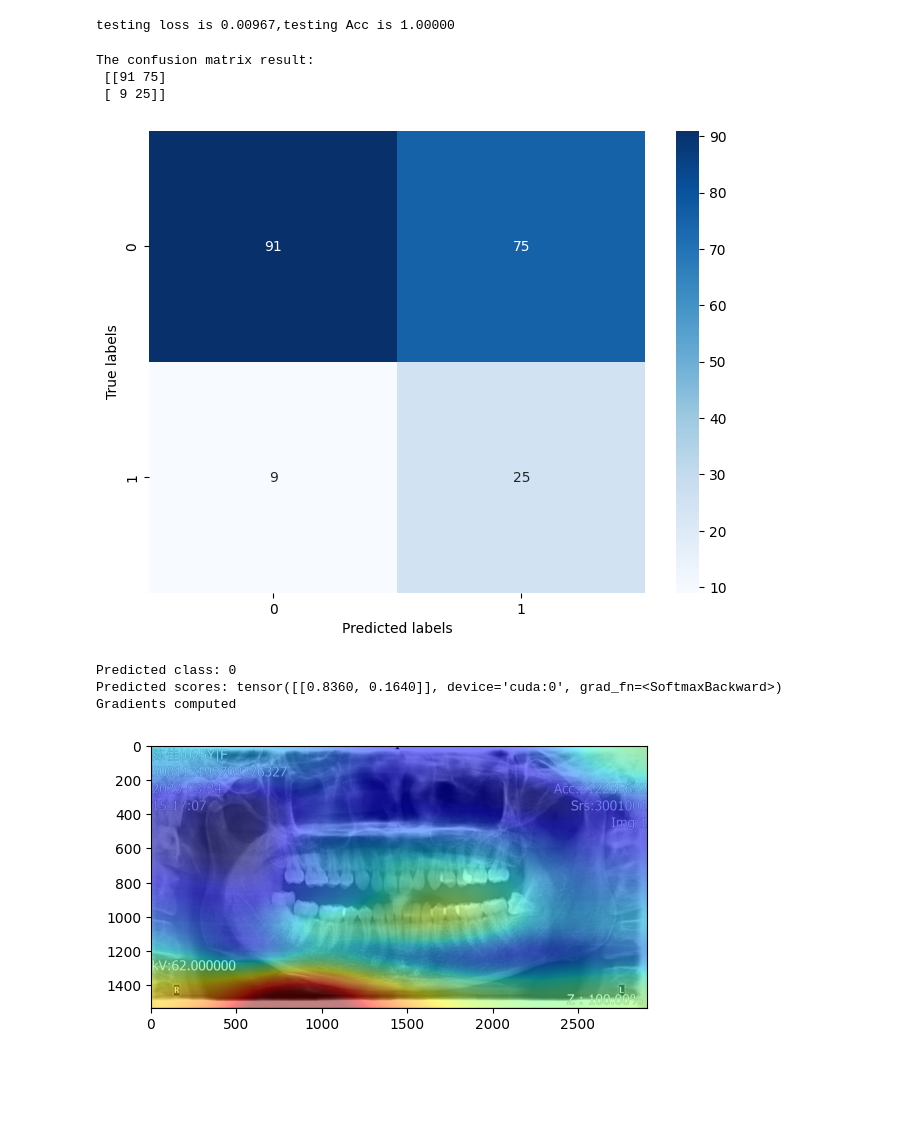
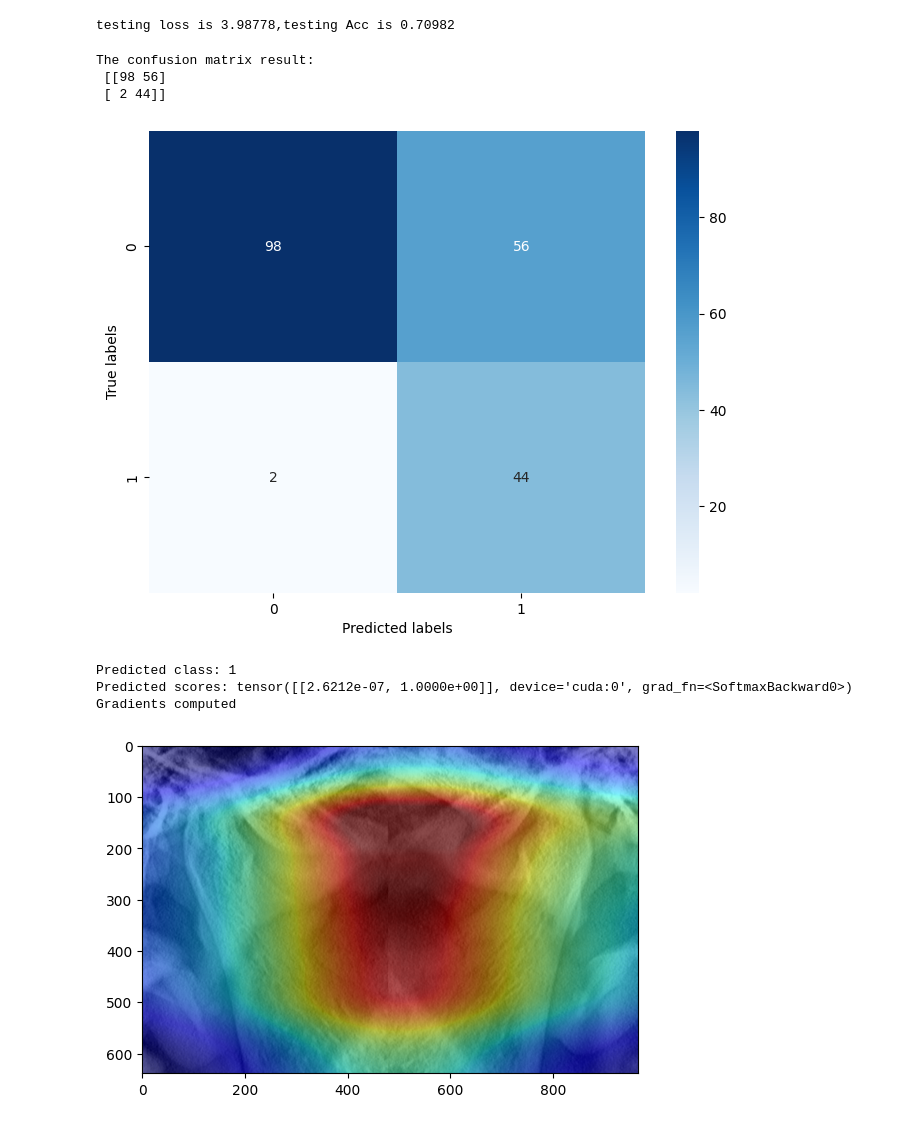
Before and after one commit to xuXGF/ketu_symmetry, a Jupyter notebook: 对称分类-vgg.ipynb, the cells around one changed output. Saved outputs shown, nothing was run; the diff lists cells and outputs as text; code cells hidden in the pictures; blank space fills up the shorter version.

```diff
--- a/对称分类-vgg.ipynb
+++ b/对称分类-vgg.ipynb
@@ -345,25 +335,22 @@ testing loss is 1.03182,testing Acc is 0.62500
 # %%
 import torch
 
-pthfile = './vgg16_2/Model_epoch%32.pth'
+pthfile = './vgg16_2/Model_epoch_0.75.pth'
 model = torch.load(pthfile)
 device = 'cuda'
 model.to(device)
 loss_func = nn.CrossEntropyLoss()
 
-val_path = './pics_no_yse/val'
-## transforms模块，进行数据预处理
-norm_mean = [0.485, 0.456, 0.406]
-norm_std = [0.229, 0.224, 0.225]
+val_path = './pics1_imglabel_datasets/val'
 
 tf = A.Compose([
     ToTensorV2(),
 ])
 ## 构建MyDataset实例
 valid_data = SmileDataset(data_dir=val_path, transform=tf)
-test_process(model,64,valid_data, loss_func)
+test_process(model,32,valid_data, loss_func)
 # %% [output]
-testing loss is 0.00967,testing Acc is 1.00000
+testing loss is 3.98778,testing Acc is 0.70982
 # %%
 def ploting(dataloader, model, val_path):
     test_data =  SmileDataset(val_path)
@@ -391,13 +378,13 @@ def ploting(dataloader, model, val_path):
 from sklearn import metrics
 import matplotlib.pyplot as plt
 import seaborn as sns
-val_path = './pics_no_yse/val'
+val_path = './pics1_imglabel_datasets/val'
 ploting(valid_loader, model,val_path)
 # %% [output]
 The confusion matrix result:
- [[91 75]
- [ 9 25]]
+ [[98 56]
+ [ 2 44]]
-[figure, old version]
+[figure, new version]
 # %%
 import torch
 import torch.nn.functional as F
@@ -409,7 +396,7 @@ import os
 os.environ["KMP_DUPLICATE_LIB_OK"] = "TRUE"
 
 # 加载预训练的 VGG16 模型
-pthfile = './vgg16_2/Model_epoch%32.pth'
+pthfile = './vgg16_2/Model_epoch_0.75.pth'
 model = torch.load(pthfile)
 device = 'cuda'
 model.to(device)
@@ -417,13 +404,20 @@ model.eval()
 
 # 准备输入图像的变换
 preprocess = transforms.Compose([
-    transforms.Resize((128, 128)),
+    transforms.Resize((256, 128)),
     transforms.ToTensor(),
-    transforms.Normalize(mean=[0.485, 0.456, 0.406], std=[0.229, 0.224, 0.225]),
 ])
+# preprocess = A.Compose([
+#     A.HorizontalFlip(p=0.5),  #水平翻转
+#     # A.ShiftScaleRotate(shift_limit=0.1, scale_limit=0, rotate_limit=15, p=0.5),   # 平移、缩放和旋转
+#     ToTensorV2()
+# #     A.Sharpen(alpha=(0.2, 0.5), lightness=(0.5, 1.0), p=0.5),  # 锐化操作
+# #     A.ColorJitter(brightness=0.2, contrast=0.2, saturation=0.2, hue=0.2, p=0.5),    # 颜色抖动
+# #     A.Normalize(mean=(0.485, 0.456, 0.406), std=(0.229, 0.224, 0.225)),
+# ])
 
 # 加载图像并应用变换
-img_path = './pics_no_yse/val/0/chenjia_94.jpg'
+img_path = './pics1_imglabel_datasets/val/yes/101_髁突形态基本正常_髁突基本对称_下颌升支基本对称_周海红.jpg'
 img = Image.open(img_path).convert('RGB')
 img_tensor = preprocess(img).unsqueeze(0).to(device)
 
@@ -438,7 +432,7 @@ def hook_feature(module, input, output):
 
 
 # 注册钩子
-hook = model.features[-3].register_forward_hook(hook_feature)
+hook = model.layer4[-1].register_forward_hook(hook_feature)
 
 # 前向传播
 output = model(img_tensor)
@@ -460,33 +454,33 @@ output.backward(gradient=one_hot_output, retain_graph=True)
 if feature is None:
     print("Feature is None. Ensure hook function is correctly set.")
 elif feature.grad is None:
     print("Feature gradients are None. Ensure backward pass is done correctly.")
 else:
     gradients = feature.grad[0]
     print("Gradients computed")
 
     # 计算权重
     weights = torch.mean(gradients, dim=[1, 2], keepdim=True)
     cam = torch.sum(weights * feature[0], dim=0)
 
     # 将 CAM 标准化
     cam = F.relu(cam)
     cam = cam - cam.min()
     cam = cam / cam.max()
 
     # 将 CAM 调整到输入图像的尺寸
     cam = cam.detach().cpu().numpy()
     cam = np.uint8(255 * cam)
     cam = Image.fromarray(cam).resize(img.size, Image.LANCZOS)
     cam = np.array(cam)
 
     # 可视化热力图
     fig, ax = plt.subplots()
     ax.imshow(img)
     ax.imshow(cam, cmap='jet', alpha=0.5)
     plt.show()
 # %% [output]
-Predicted class: 0
-Predicted scores: tensor([[0.8360, 0.1640]], device='cuda:0', grad_fn=<SoftmaxBackward>)
+Predicted class: 1
+Predicted scores: tensor([[2.6212e-07, 1.0000e+00]], device='cuda:0', grad_fn=<SoftmaxBackward0>)
 Gradients computed
-[figure, old version]
+[figure, new version]
```
Also changed, not shown: parts of 7 cells of this notebook, 25 other files.
